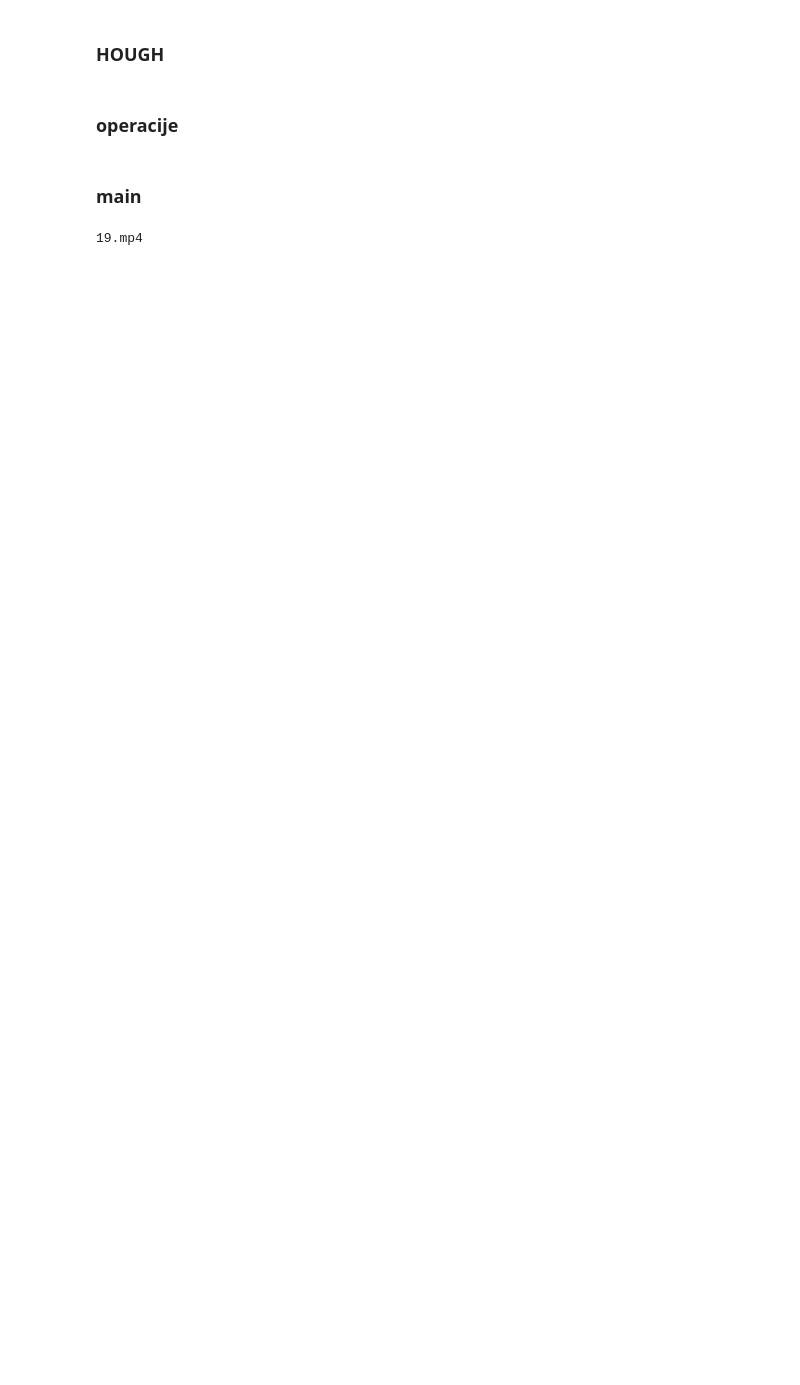
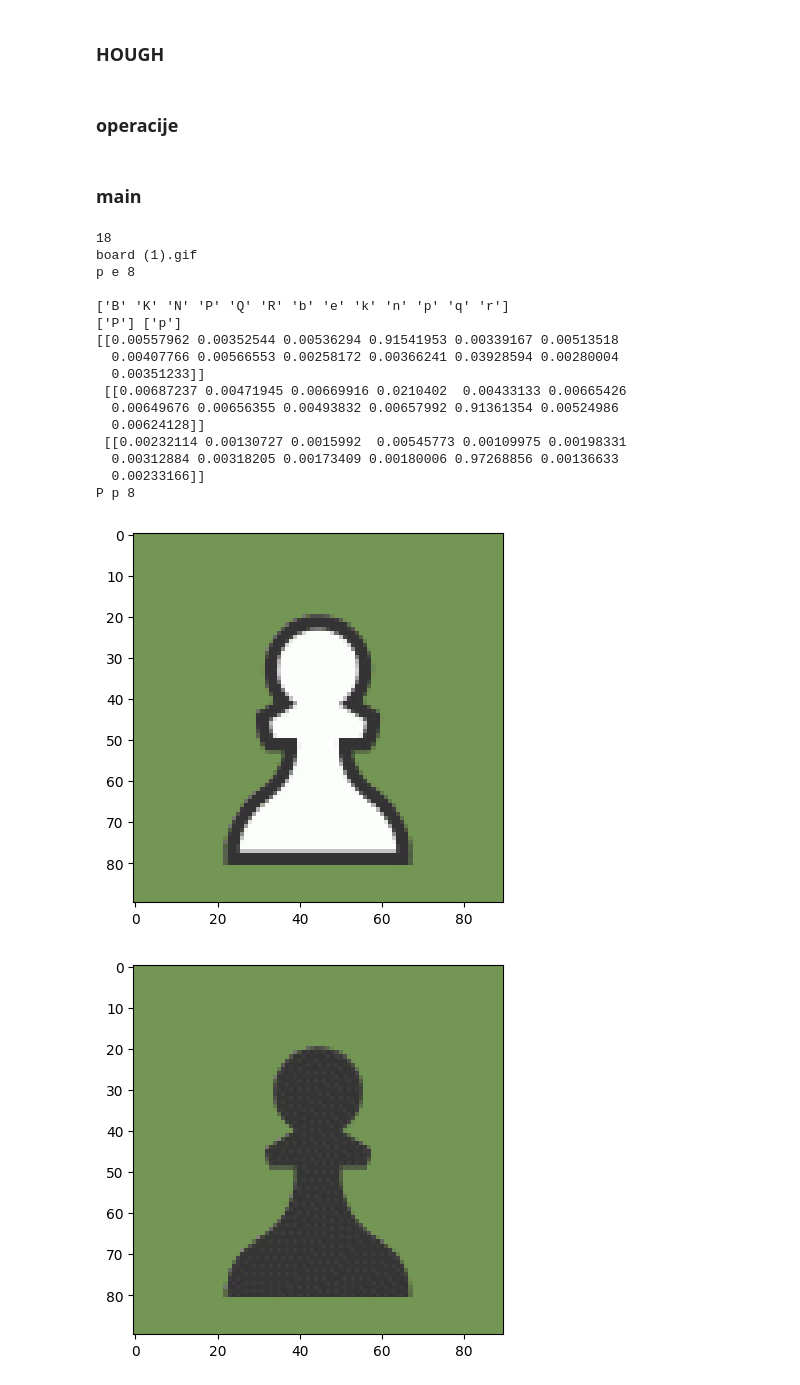
Before and after one commit to serbedzijajovan/ChessVisionAI, a Jupyter notebook: code/chess_moves_extractor.ipynb, the cells around one changed output. Cells and saved outputs as stored; diff of their text form; code cells hidden in the pictures; blank space fills up the shorter version.

```diff
--- a/code/chess_moves_extractor.ipynb
+++ b/code/chess_moves_extractor.ipynb
@@ -83,11 +78,9 @@ Treniranje klasifikatora...
 def detect_lines(gray_img):
 
     edges_img = cv2.Canny(gray_img, 50, 150, apertureSize=3)
-    # plt.imshow(edges_img, "gray")
-
-    min_line_length = 200
+    min_line_length = 300
     lines = cv2.HoughLinesP(image=edges_img, rho=1, theta=np.pi/180, threshold=10, lines=np.array([]),
-                            minLineLength=min_line_length, maxLineGap=20)
+                            minLineLength=min_line_length, maxLineGap=30)
 
     lines[:, :, 1]=gray_img.shape[0] - lines[:, :, 1]
     lines[:, :, 3]=gray_img.shape[0] - lines[:, :, 3]
@@ -102,10 +95,31 @@ def detect_lines(gray_img):
     return lines
 # %%
 def check_fields_similarity(frame_field, next_frame_field, classifier, hog, p=False):
+
     frame_field=cv2.resize(frame_field, (90,90),interpolation=cv2.INTER_NEAREST)
     next_frame_field=cv2.resize(next_frame_field, (90,90),interpolation=cv2.INTER_NEAREST)
     f1=classifier.predict(hog.compute(frame_field).reshape(1, -1))
     f2=classifier.predict(hog.compute(next_frame_field).reshape(1, -1))
+    ff1=classifier.predict_proba(hog.compute(frame_field).reshape(1, -1))
+    ff2=classifier.predict_proba(hog.compute(next_frame_field).reshape(1, -1))
+    ind1=np.argmax(ff1)
+    ind2=np.argmax(ff2)
+    # if(p):
+    #     print(classifier.classes_)
+    #     plt.figure()
+    #     plt.imshow(frame_field)
+    #     plt.figure()
+    #     plt.imshow(next_frame_field)
+    #     plt.figure()
+    #     plt.imshow(load_image('../data/pictures/b_p2.png'))
+    #     train_img=load_image('../data/pictures/b_p2.png')
+    #     ff1=classifier.predict_proba(hog.compute(frame_field).reshape(1, -1))
+    #     ff2=classifier.predict_proba(hog.compute(next_frame_field).reshape(1, -1))
+    #     ff3=classifier.predict_proba(hog.compute(load_image('../data/pictures/b_p2.png')).reshape(1, -1))
+    #     print(f1, f2)
+    #     print(ff1,'\n',ff2, '\n', ff3)
+
+    return (classifier.classes_[ind1], classifier.classes_[ind2])
     return (f1[0], f2[0])
 # %% [markdown]
 ### operacije
@@ -252,26 +269,43 @@ def detect_moves(video_path,start_pos,lines,classifier,hog):
 
     return moves
 # %%
-start_pos_img=load_image('../data/start.png')
+start_pos_img=load_image('../data/start1.png')
+
 output_file_path='../data/moves.txt'
 lines=detect_lines(start_pos_img)
 lines = sorted(lines, key=lambda line: (line[0][0], line[0][1]))
 first_line = lines.pop(0)
 
 lines.insert(9, first_line)
 
 
-
 video_dir='../data/videos/'
 with open(output_file_path, 'w'):
     pass
 with open(output_file_path, 'a') as file:
         for video in os.listdir(video_dir):
-        # video='19.mp4'
+
             print(video)
             video_path = os.path.join(video_dir, video)
             moves=detect_moves(video_path,start_pos_img, lines, classifier, hog)
             for move in moves:
                     file.write(f"{move[0]}, {move[1]}\n")
 # %% [output]
-19.mp4
+18
+board (1).gif
+p e 8
+
+['B' 'K' 'N' 'P' 'Q' 'R' 'b' 'e' 'k' 'n' 'p' 'q' 'r']
+['P'] ['p']
+[[0.00557962 0.00352544 0.00536294 0.91541953 0.00339167 0.00513518
+  0.00407766 0.00566553 0.00258172 0.00366241 0.03928594 0.00280004
+  0.00351233]]
+ [[0.00687237 0.00471945 0.00669916 0.0210402  0.00433133 0.00665426
+  0.00649676 0.00656355 0.00493832 0.00657992 0.91361354 0.00524986
+  0.00624128]]
+ [[0.00232114 0.00130727 0.0015992  0.00545773 0.00109975 0.00198331
+  0.00312884 0.00318205 0.00173409 0.00180006 0.97268856 0.00136633
+  0.00233166]]
+P p 8
+[figure, added]
+[figure, added]
```
Also changed, not shown: parts of 3 cells of this notebook, 48 other files.
